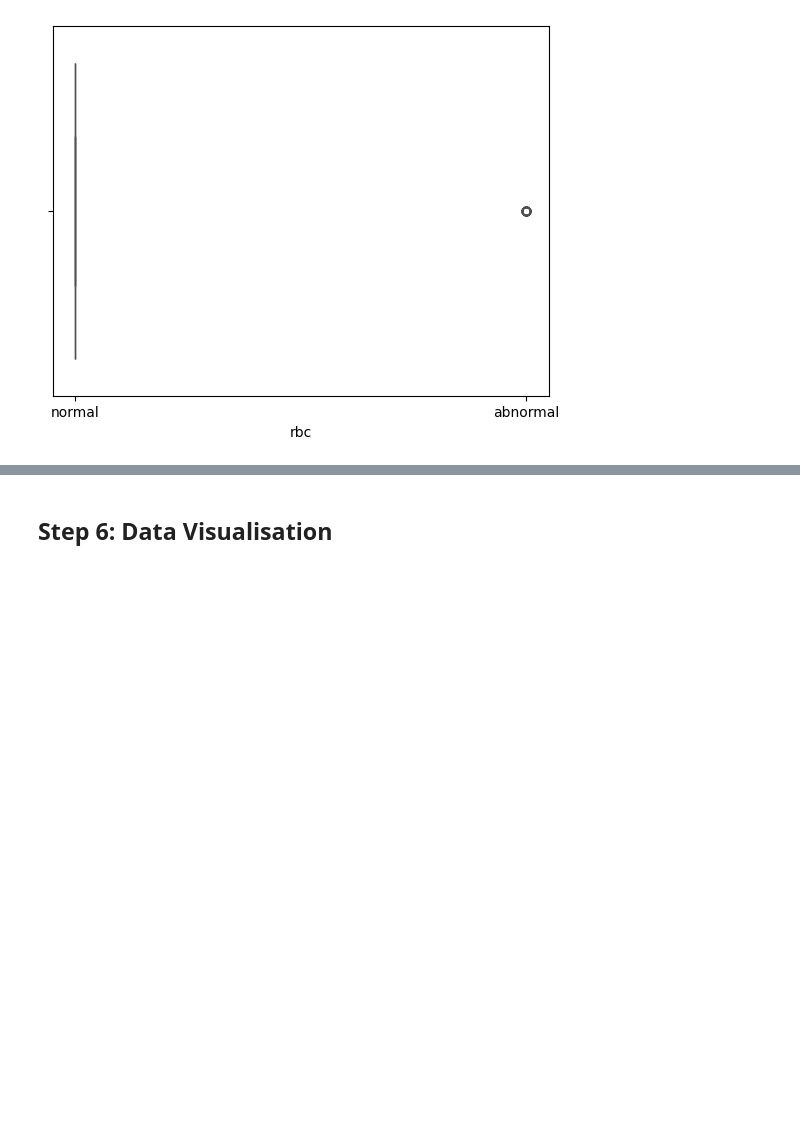
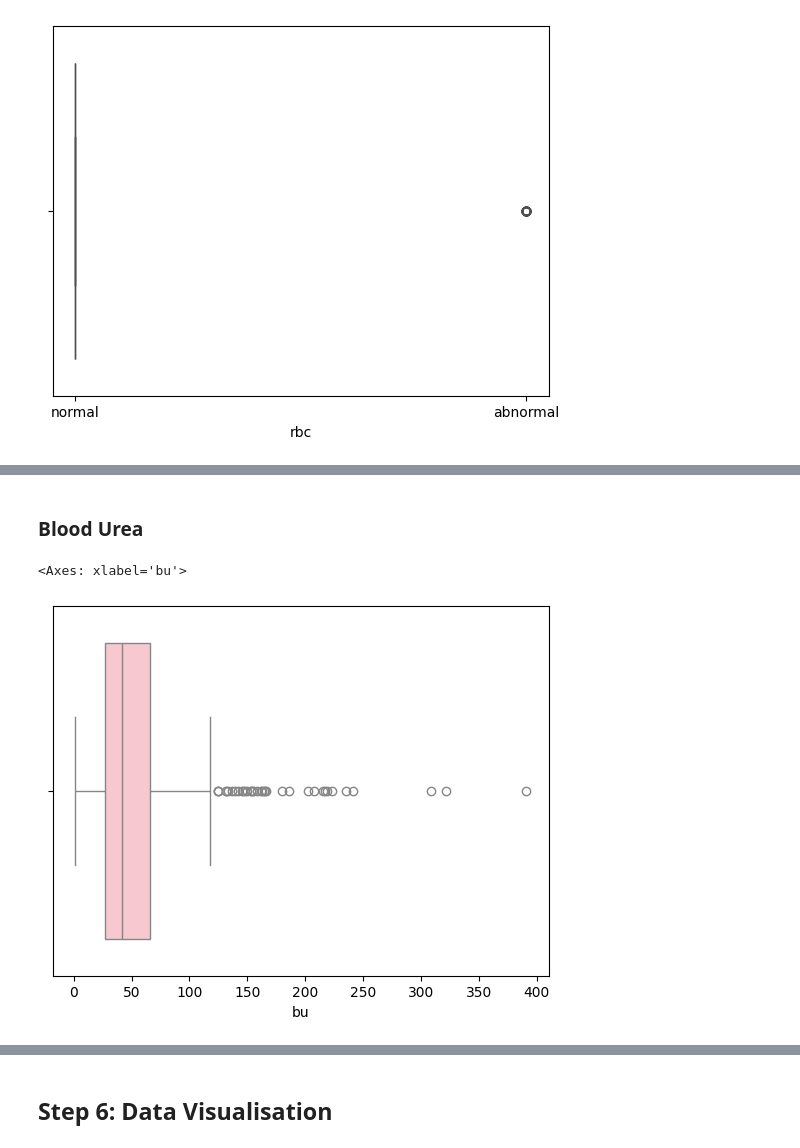
Before and after one commit to SimranS22/Kidney-Disease-Prediction-Model, a Jupyter notebook: Notebook/Kidney-disease-prediction-model.ipynb, the cells around one changed output, grey strips where cells are left out. Saved outputs shown, nothing was run; the diff lists cells and outputs as text; code cells hidden in the pictures; blank space fills up the shorter version.

```diff
--- a/Notebook/Kidney-disease-prediction-model.ipynb
+++ b/Notebook/Kidney-disease-prediction-model.ipynb
@@ -207,0 +229,7 @@ sns.boxplot(x = 'rbc', data=df, color='#da3074')
+# %% [markdown]
+### Blood Urea
+# %%
+sns.boxplot(x = 'bu', data=df, color='Pink')
+# %% [output]
+<Axes: xlabel='bu'>
+[figure, added]
```
Also changed, not shown: parts of 28 cells of this notebook.
